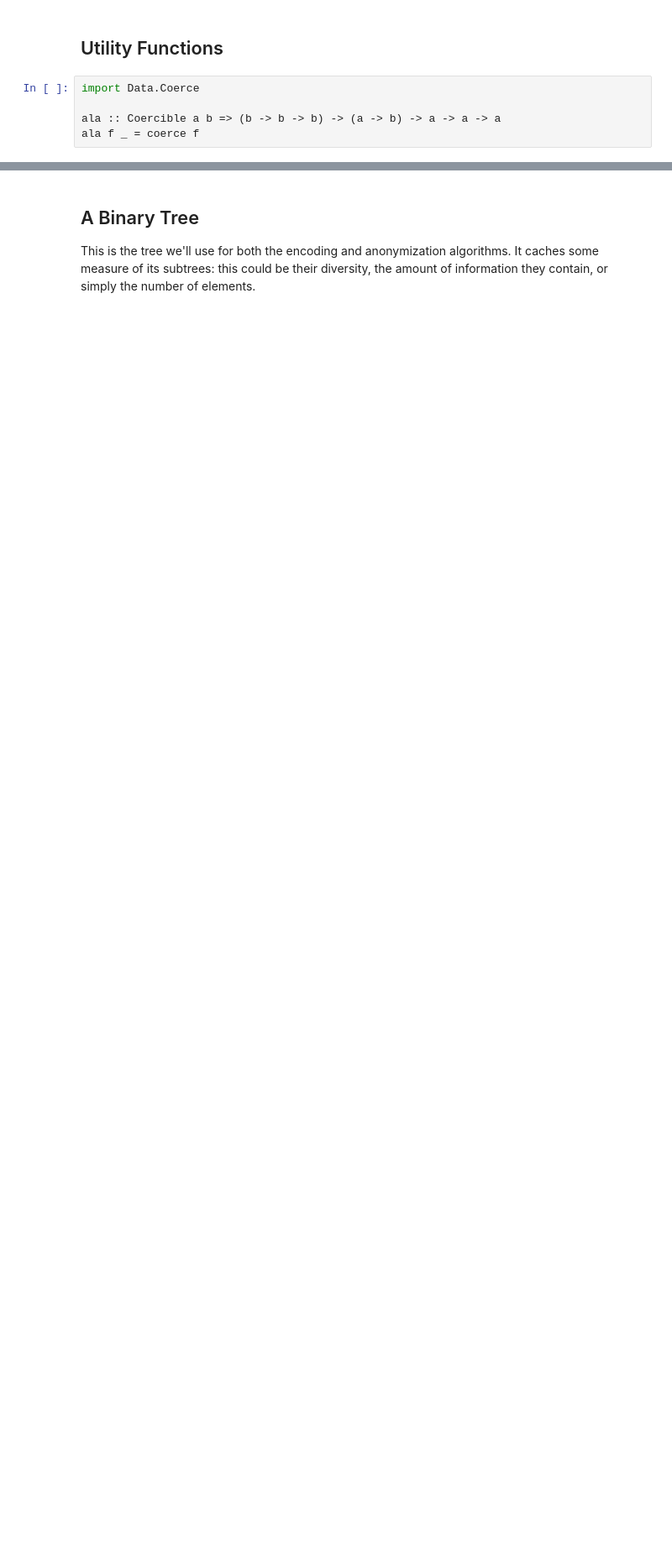
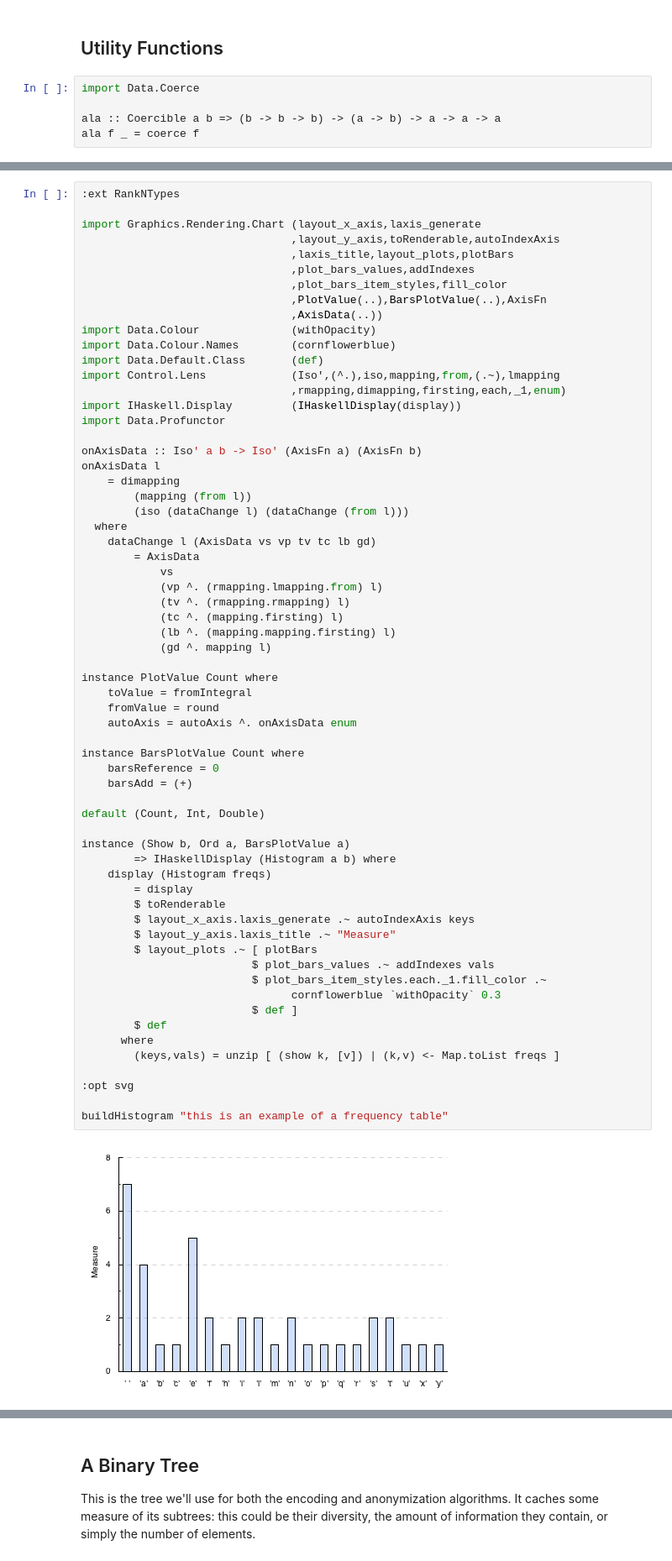
Before and after one commit to oisdk/IHaskell, a Jupyter notebook: notebooks/Privacy.ipynb, the cells around one changed output, grey strips where cells are left out. Shown at 84% size. Saved outputs shown, nothing was run; the diff lists cells and outputs as text; blank space fills up the shorter version.

```diff
--- a/notebooks/Privacy.ipynb
+++ b/notebooks/Privacy.ipynb
@@ -15,0 +182,65 @@ ala f _ = coerce f
+# %%
+:ext RankNTypes
+
+import Graphics.Rendering.Chart (layout_x_axis,laxis_generate
+                                ,layout_y_axis,toRenderable,autoIndexAxis
+                                ,laxis_title,layout_plots,plotBars
+                                ,plot_bars_values,addIndexes
+                                ,plot_bars_item_styles,fill_color
+                                ,PlotValue(..),BarsPlotValue(..),AxisFn
+                                ,AxisData(..))
+import Data.Colour              (withOpacity)
+import Data.Colour.Names        (cornflowerblue)
+import Data.Default.Class       (def)
+import Control.Lens             (Iso',(^.),iso,mapping,from,(.~),lmapping
+                                ,rmapping,dimapping,firsting,each,_1,enum)
+import IHaskell.Display         (IHaskellDisplay(display))
+import Data.Profunctor
+
+onAxisData :: Iso' a b -> Iso' (AxisFn a) (AxisFn b)
+onAxisData l
+    = dimapping
+        (mapping (from l))
+        (iso (dataChange l) (dataChange (from l)))
+  where
+    dataChange l (AxisData vs vp tv tc lb gd)
+        = AxisData
+            vs
+            (vp ^. (rmapping.lmapping.from) l)
+            (tv ^. (rmapping.rmapping) l)
+            (tc ^. (mapping.firsting) l)
+            (lb ^. (mapping.mapping.firsting) l)
+            (gd ^. mapping l)
+
+instance PlotValue Count where
+    toValue = fromIntegral
+    fromValue = round
+    autoAxis = autoAxis ^. onAxisData enum
+
+instance BarsPlotValue Count where
+    barsReference = 0
+    barsAdd = (+)
+
+default (Count, Int, Double)
+
+instance (Show b, Ord a, BarsPlotValue a)
+        => IHaskellDisplay (Histogram a b) where
+    display (Histogram freqs)
+        = display
+        $ toRenderable
+        $ layout_x_axis.laxis_generate .~ autoIndexAxis keys
+        $ layout_y_axis.laxis_title .~ "Measure"
+        $ layout_plots .~ [ plotBars
+                          $ plot_bars_values .~ addIndexes vals
+                          $ plot_bars_item_styles.each._1.fill_color .~
+                                cornflowerblue `withOpacity` 0.3
+                          $ def ]
+        $ def
+      where
+        (keys,vals) = unzip [ (show k, [v]) | (k,v) <- Map.toList freqs ]
+
+:opt svg
+
+buildHistogram "this is an example of a frequency table"
+# %% [output]
+[figure, added]
```
Also changed, not shown: parts of 44 cells of this notebook.
